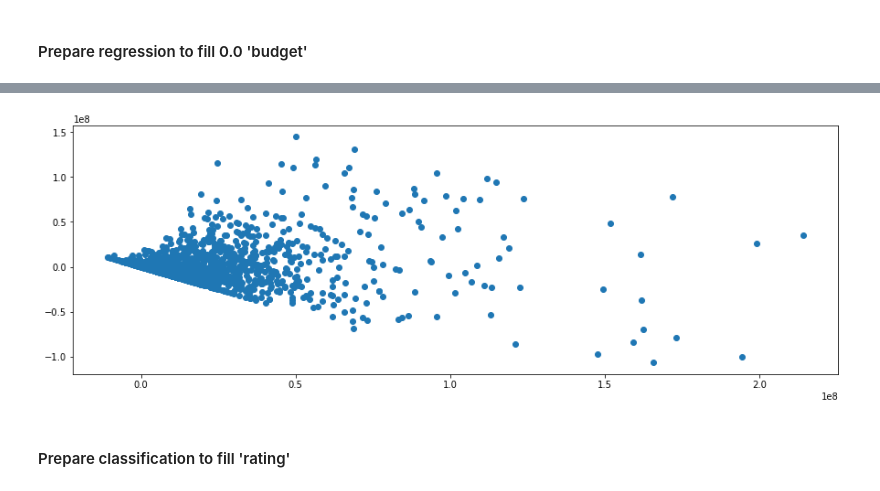
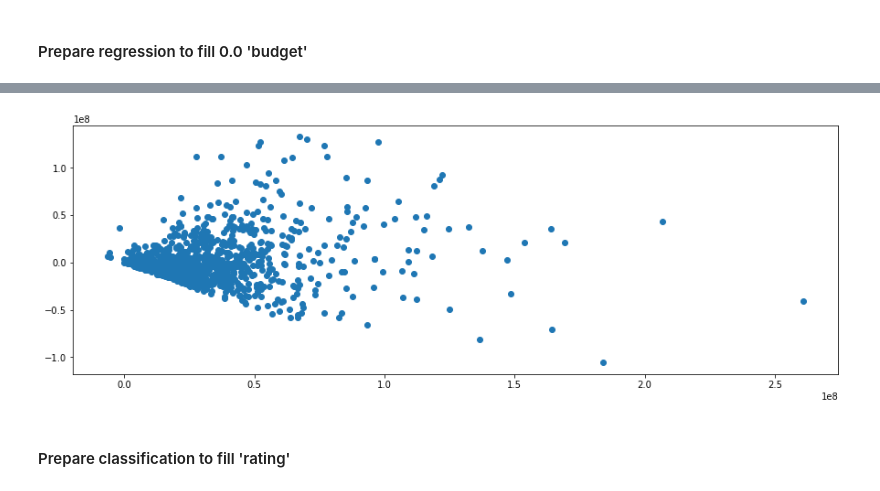
Before and after one commit to szylec/Kaggle, a Jupyter notebook: movies_analysis/analytics.ipynb, the cells around one changed output, grey strips where cells are left out. Cells and saved outputs as stored; diff of their text form; code cells hidden in the pictures.

```diff
--- a/movies_analysis/analytics.ipynb
+++ b/movies_analysis/analytics.ipynb
@@ -31,9 +46,2 @@ data_raw.head()
 # %% [markdown]
 ### Data preprocessing
-# %%
-def get_column_types(df):
-    qualitative = list(data_raw._get_numeric_data().columns)
-    quantitative = [c for c in list(df.columns) if c not in qualitative]
-    return qualitative, quantitative
-
-qualitative, quantitative = get_column_types(data_raw)
@@ -41,72 +98,49 @@ qualitative, quantitative = get_column_types(data_raw)
 #### Prepare regression to fill 0.0 'budget'
 # %%
 %%time
-TARGET_BUDGET = 'budget'
 from sklearn.preprocessing import minmax_scale
-from sklearn.ensemble import ExtraTreesRegressor
 from sklearn.feature_selection import SelectFromModel
 from sklearn.linear_model import ElasticNet
 from sklearn.metrics import mean_squared_error, r2_score
-
-# Data preparation.
-def data_preparation_for_budget(df, quantitative):
-    result = df.copy()
-    result.drop(['name', 'released', 'votes'], axis=1, inplace=True)
-    result = pd.get_dummies(data=data_raw, columns=quantitative)
-    return result
-
-# Feature selection.
-def feature_selection_for_budget(train_raw):
-    X = train_raw.drop(TARGET_BUDGET, axis=1).copy()
-    y = train_raw[TARGET_BUDGET].copy()
-
-    etr = ExtraTreesRegressor()
-    etr = etr.fit(X, y)
-    model = SelectFromModel(etr, prefit=True)
-    no_important_features = model.transform(X).shape[1]
-    important_features =pd.DataFrame({
-        'feature': list(X.columns),
-        'feature_importance': list(etr.feature_importances_)
-    }).sort_values(by='feature_importance', ascending=False).head(no_important_features)
-    return list(important_features['feature'])
+TARGET_BUDGET = 'budget'
 
 # Model preparation.
-def prepare_model_for_budget(train_raw, important_features):
-    train = train_raw[important_features].copy()
-    train[TARGET_BUDGET] = train_raw[TARGET_BUDGET].copy()
-
-    y = train[TARGET_BUDGET]
-    X = train.drop(TARGET_BUDGET, axis=1)
-    X_train, X_eval, y_train, y_eval = train_test_split(X, y, test_size=0.2, random_state=12)
+def prepare_model_for_budget(df, important_features, target):
+    X_train, X_eval, y_train, y_eval = prepare_data_sets_for_model(
+        df, important_features, target)
 
     # Training.
-    elastic_net = ElasticNet()
-    elastic_net.fit(X_train, y_train)
+    regressor = ElasticNet()
+    regressor.fit(X_train, y_train)
 
     # Evaluation.
-    prediction = elastic_net.predict(X_eval)
+    prediction = regressor.predict(X_eval)
     print('MSE: {}'.format(mean_squared_error(y_eval, prediction)))
     print('R2: {}'.format(r2_score(y_eval, prediction)))
 
     plt.figure(figsize=(15,5))
     plt.scatter(prediction, y_eval - prediction)
-    return elastic_net
+    return regressor
 
 # Fill function.
-def fill_empty_budget(data_raw, quantitative, important_features_for_budget,
+def fill_empty_budget(df, qualitative, target, important_features_for_budget,
                       model_for_budget, scale_min, scale_max):
-    result = data_raw.copy()
-    df = data_raw.copy()
-    index_to_predict = list(df[df['budget'] == 0.0].index)
-    df = data_preparation_for_budget(df, quantitative).copy()
-    df = df[important_features_for_budget].copy()
+    result = df.copy()
+    index_to_predict = list(df[df[target] == 0.0].index)
+    df = data_preparation_for_model(df, qualitative, target)
+    df = df[important_features_for_budget]
     prediction = pd.Series(data=model_for_budget.predict(df.loc[index_to_predict, :]), index=index_to_predict)
     # Prediction result scaling (min-max scaler).
     prediction = pd.Series(data=minmax_scale(prediction, feature_range=(scale_min, scale_max)), index=index_to_predict)
-    result.loc[index_to_predict, 'budget'] = prediction.apply(lambda x: float(int(x)))
+    result.loc[index_to_predict, target] = prediction.apply(lambda x: float(int(x)))
     return result
 
-train_raw_for_budget = data_preparation_for_budget(data_raw, quantitative)
-important_features_for_budget = feature_selection_for_budget(train_raw_for_budget)
-model_for_budget = prepare_model_for_budget(train_raw_for_budget, important_features_for_budget)
+train_raw_for_budget = data_preparation_for_model(data_raw, qualitative, TARGET_BUDGET)
+# Skip rows that will be filled.
+train_raw_for_budget = train_raw_for_budget[train_raw_for_budget[TARGET_BUDGET] != 0.0]
+important_features_for_budget = feature_selection_for_model(
+    df=train_raw_for_budget,
+    objective='regression',
+    target=TARGET_BUDGET)
+model_for_budget = prepare_model_for_budget(train_raw_for_budget, important_features_for_budget, TARGET_BUDGET)
 # %% [output]
@@ -117,3 +151,3 @@ Wall time: 1min 27s
-[figure, old version]
+[figure, new version]
 # %% [markdown]
 #### Prepare classification to fill 'rating'
```
Also changed, not shown: parts of 8 cells of this notebook.
